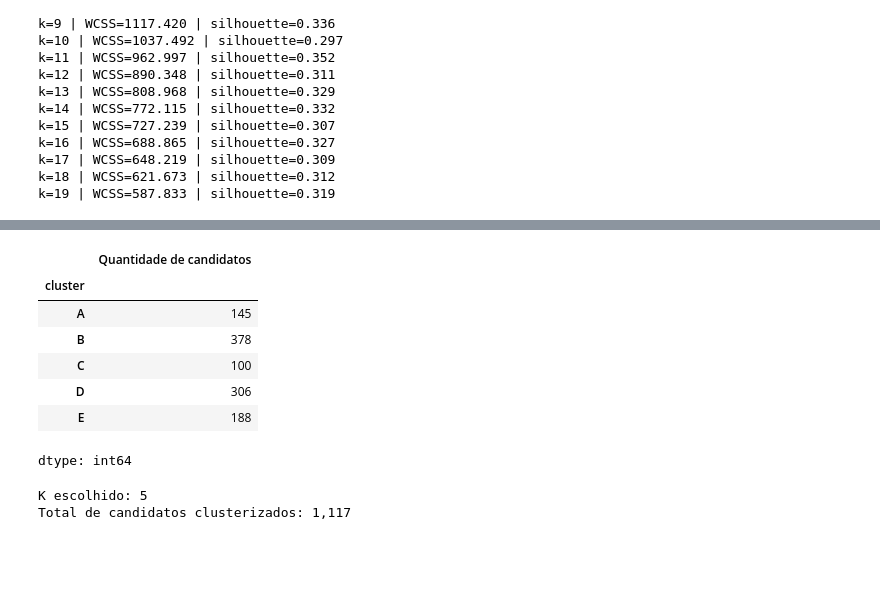
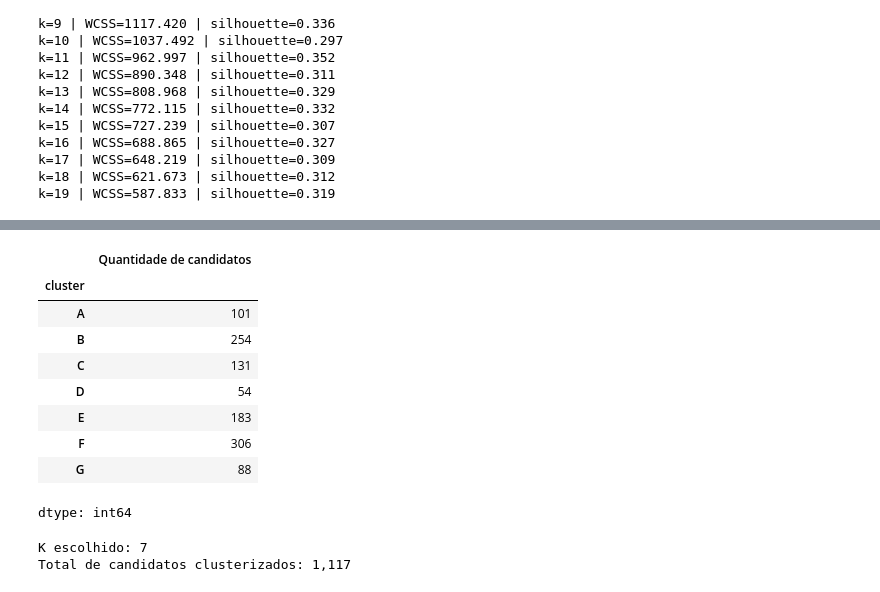
Before and after one commit to itagibanetos/mineracao-dados-eleitorais-2026, a Jupyter notebook: 02_clusterizacao_com_despesa.ipynb, the cells around one changed output, grey strips where cells are left out. Cells and saved outputs as stored; diff of their text form; code cells hidden in the pictures; blank space fills up the shorter version.

```diff
--- a/02_clusterizacao_com_despesa.ipynb
+++ b/02_clusterizacao_com_despesa.ipynb
@@ -391,7 +426,7 @@ from sklearn.cluster import KMeans
 
 # Escolha o k definido a partir do gráfico anterior
 # Exemplo: mantenha 5 apenas se esse continuar sendo o melhor valor identificado
-k_final_v2 = 5
+k_final_v2 = 7
 
 # Recupera os registros usados para criar X_v2
 df_cluster_v2 = df.loc[dados_v2.index].copy()
@@ -411,38 +446,40 @@ df_cluster_v2["cluster"] = df_cluster_v2["cluster"].map(
 )
 
 # Paleta fixa para os gráficos seguintes
 clusters_ordenados_v2 = sorted(df_cluster_v2["cluster"].unique())
 
 cores_cluster_v2 = dict(
     zip(
         clusters_ordenados_v2,
         sns.color_palette(
             "Set2",
             n_colors=len(clusters_ordenados_v2)
         )
     )
 )
 
 # Quantidade de candidatos por cluster
 resumo_clusters_v2 = (
     df_cluster_v2["cluster"]
     .value_counts()
     .sort_index()
     .rename("Quantidade de candidatos")
 )
 
 display(resumo_clusters_v2)
 
 print(f"K escolhido: {k_final_v2}")
 print(f"Total de candidatos clusterizados: {len(df_cluster_v2):,}")
 # %% [output]
 |  | Quantidade de candidatos |
 | cluster |  |
-| A | 145 |
-| B | 378 |
-| C | 100 |
-| D | 306 |
-| E | 188 |
+| A | 101 |
+| B | 254 |
+| C | 131 |
+| D | 54 |
+| E | 183 |
+| F | 306 |
+| G | 88 |
 dtype: int64
-K escolhido: 5
+K escolhido: 7
 Total de candidatos clusterizados: 1,117
```
Also changed, not shown: parts of 11 cells of this notebook.
